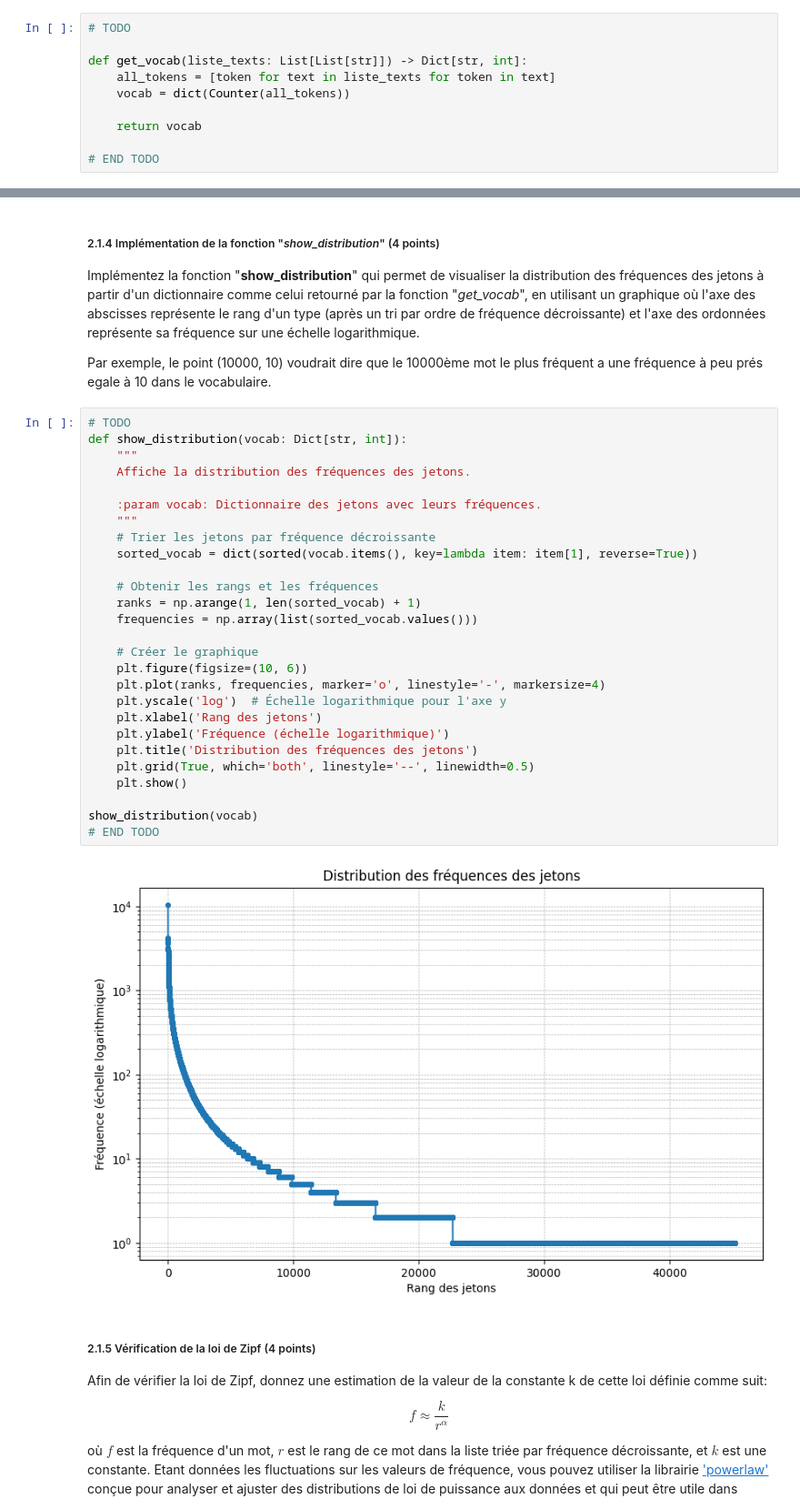
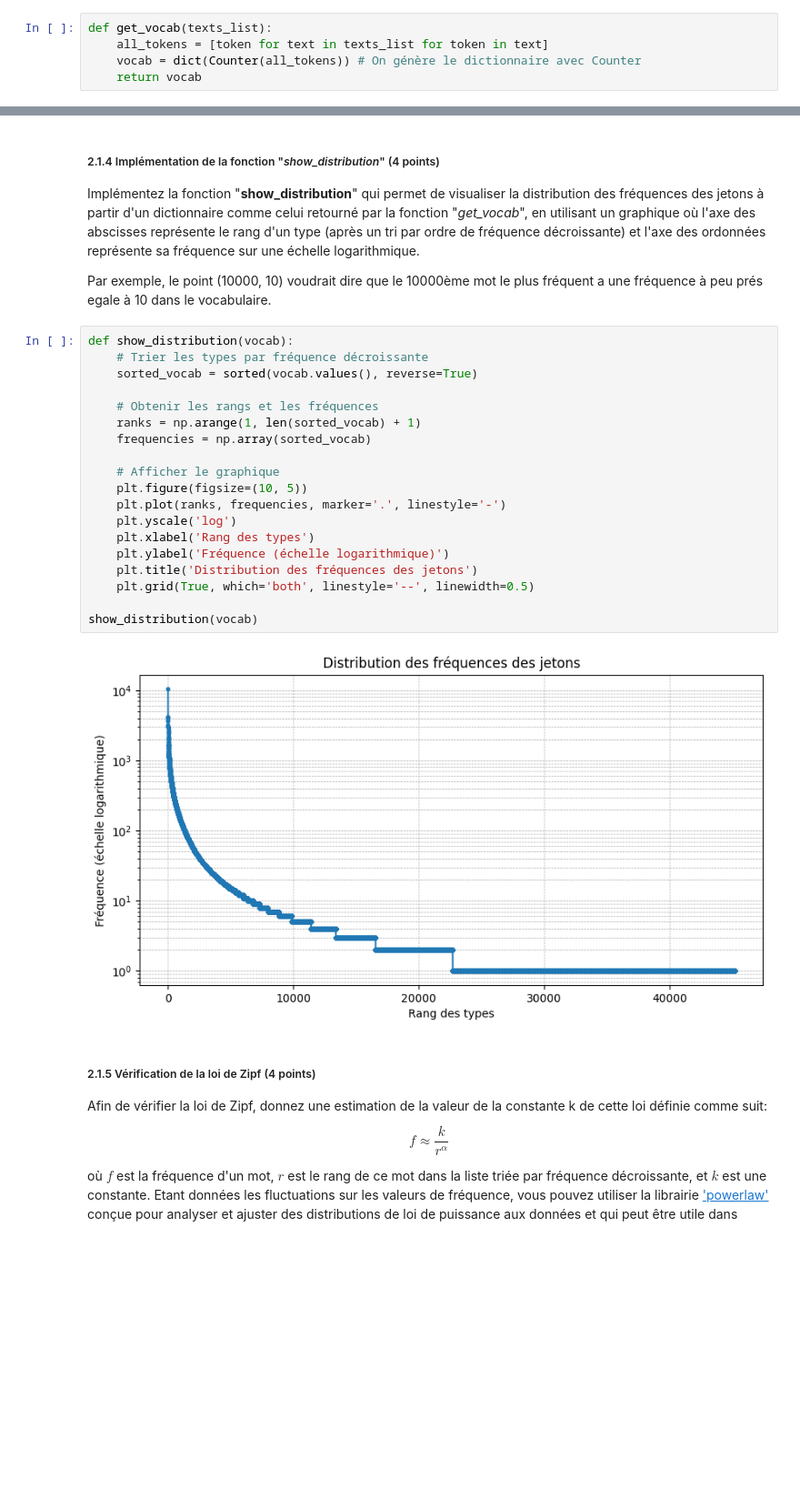
Before and after one commit to mohamedali05/TP_INF8460, a Jupyter notebook: Mathis_INF8460_A24_TP1_Enonce╠ü.ipynb, the cells around one changed output, grey strips where cells are left out. Shown at 91% size. Cells and saved outputs as stored; diff of their text form; blank space fills up the shorter version.

```diff
--- a/Mathis_INF8460_A24_TP1_Enonce╠ü.ipynb
+++ b/Mathis_INF8460_A24_TP1_Enonce╠ü.ipynb
@@ -572,15 +400,10 @@ Dimensions de la matrice TF-IDF pour les textes (texts) :
 
 Implémentez la fonction "_get_vocab_" qui prend une liste de textes composés chacun d'une liste de jetons et retourne un dictionnaire dont les clés sont les jetons uniques et les valeurs sont leur fréquence dans l'ensemble des textes.
 # %%
-# TODO
-
-def get_vocab(liste_texts: List[List[str]]) -> Dict[str, int]:
-    all_tokens = [token for text in liste_texts for token in text]
-    vocab = dict(Counter(all_tokens))
-
+def get_vocab(texts_list):
+    all_tokens = [token for text in texts_list for token in text]
+    vocab = dict(Counter(all_tokens)) # On génère le dictionnaire avec Counter
     return vocab
-
-# END TODO
 # %% [markdown]
 ##### 2.1.2 Implémentez la fonction "_show_top_N_types_" (3 points)
 
@@ -650,34 +470,26 @@ Implémentez la fonction "__show_distribution__" qui permet de visualiser la dis
 
 Par exemple, le point (10000, 10) voudrait dire que le 10000ème mot le plus fréquent a une fréquence à peu prés egale à 10 dans le vocabulaire.
 # %%
-# TODO
-def show_distribution(vocab: Dict[str, int]):
-    """
-    Affiche la distribution des fréquences des jetons.
-
-    :param vocab: Dictionnaire des jetons avec leurs fréquences.
-    """
-    # Trier les jetons par fréquence décroissante
-    sorted_vocab = dict(sorted(vocab.items(), key=lambda item: item[1], reverse=True))
+def show_distribution(vocab):
+    # Trier les types par fréquence décroissante
+    sorted_vocab = sorted(vocab.values(), reverse=True)
 
     # Obtenir les rangs et les fréquences
     ranks = np.arange(1, len(sorted_vocab) + 1)
-    frequencies = np.array(list(sorted_vocab.values()))
+    frequencies = np.array(sorted_vocab)
 
-    # Créer le graphique
-    plt.figure(figsize=(10, 6))
-    plt.plot(ranks, frequencies, marker='o', linestyle='-', markersize=4)
-    plt.yscale('log')  # Échelle logarithmique pour l'axe y
-    plt.xlabel('Rang des jetons')
+    # Afficher le graphique
+    plt.figure(figsize=(10, 5))
+    plt.plot(ranks, frequencies, marker='.', linestyle='-')
+    plt.yscale('log')
+    plt.xlabel('Rang des types')
     plt.ylabel('Fréquence (échelle logarithmique)')
     plt.title('Distribution des fréquences des jetons')
     plt.grid(True, which='both', linestyle='--', linewidth=0.5)
-    plt.show()
 
 show_distribution(vocab)
-# END TODO
 # %% [output]
-[figure, old version]
+[figure, new version]
 # %% [markdown]
 ##### 2.1.5 Vérification de la loi de Zipf (4 points)
 
```
Also changed, not shown: parts of 50 cells of this notebook, 3 other files.
